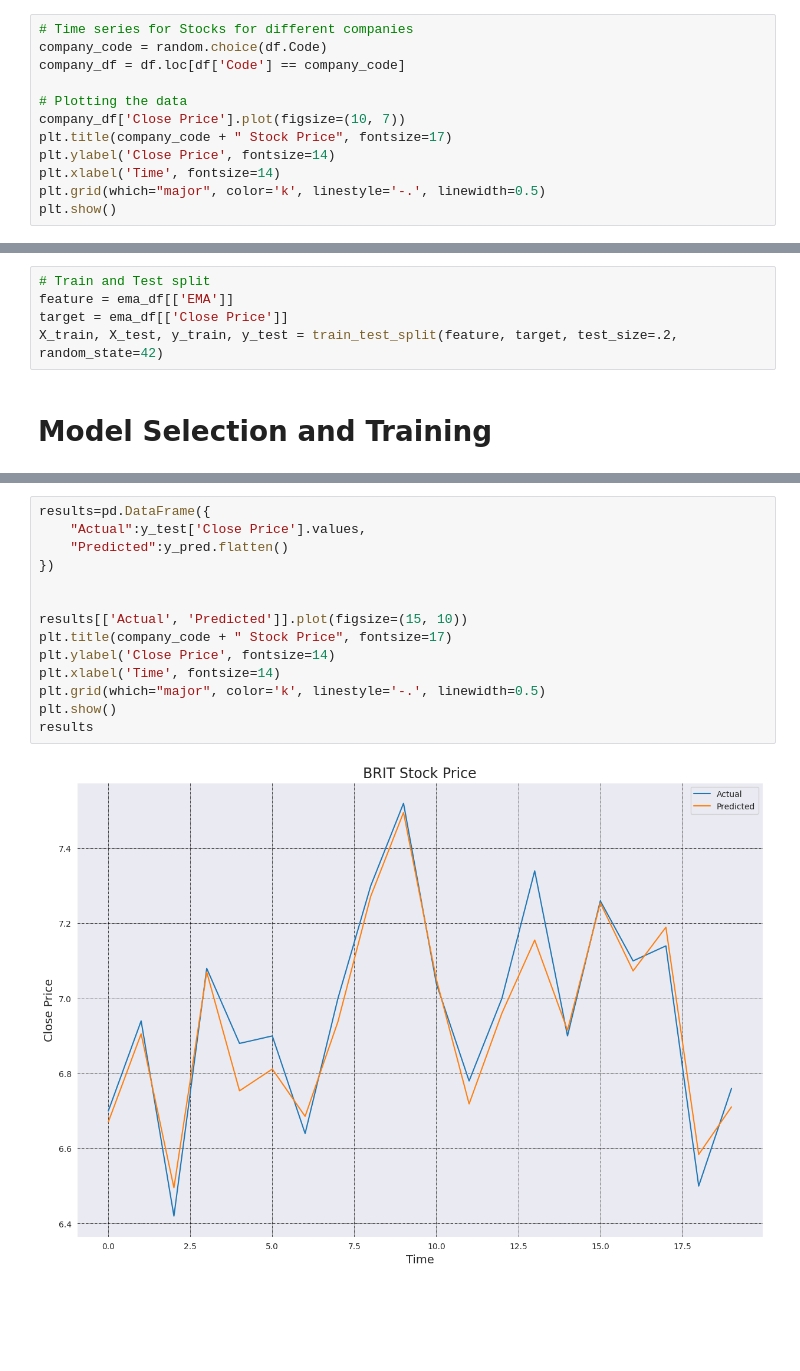
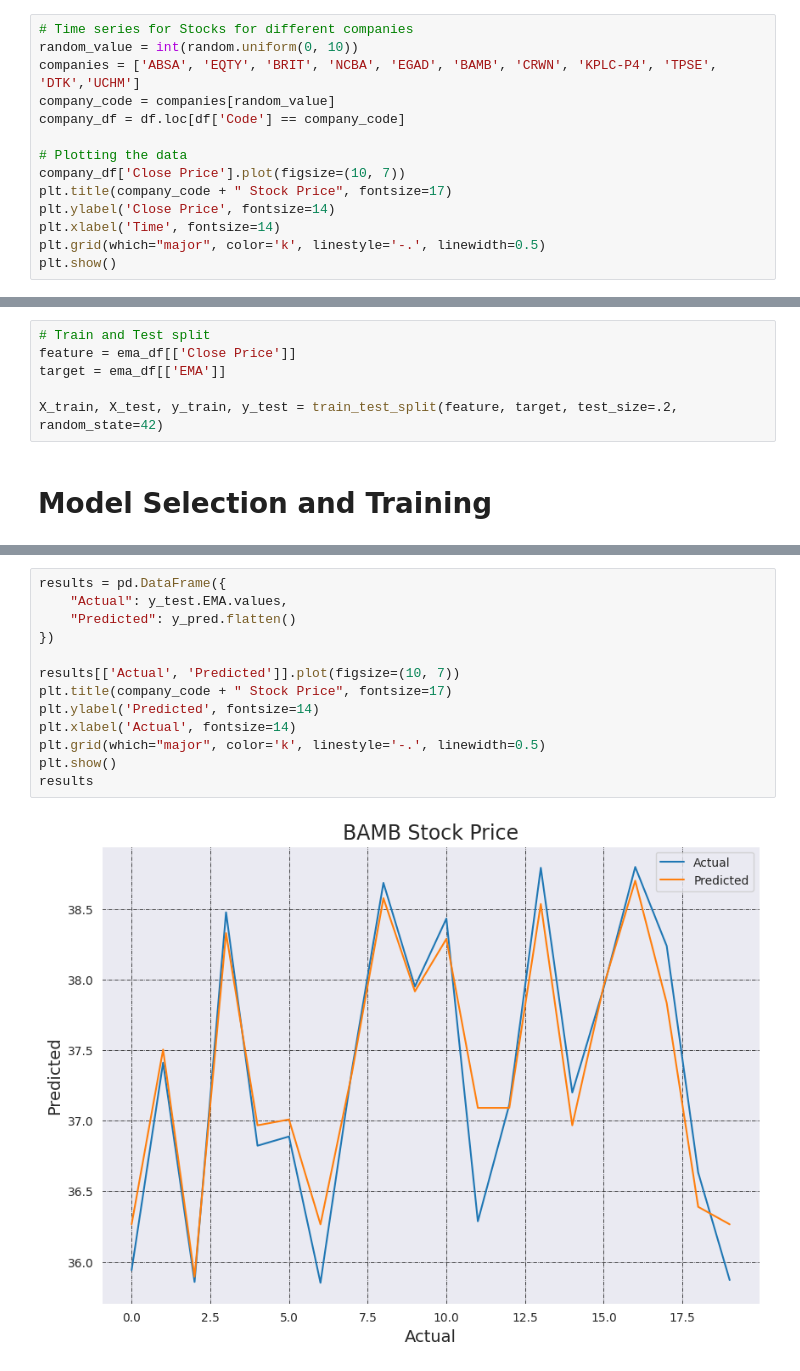
Before and after one commit to Mwawaka/NSE_Stock_Exchange, a Jupyter notebook: CAT/regression_models/reg2.ipynb, the cells around one changed output, grey strips where cells are left out. Saved outputs shown, nothing was run; the diff lists cells and outputs as text; blank space fills up the shorter version.

```diff
--- a/CAT/regression_models/reg2.ipynb
+++ b/CAT/regression_models/reg2.ipynb
@@ -29,7 +31,9 @@ df['Close Price'].isna().sum()
 0
 # %%
 # Time series for Stocks for different companies
-company_code = random.choice(df.Code)
+random_value = int(random.uniform(0, 10))
+companies = ['ABSA', 'EQTY', 'BRIT', 'NCBA', 'EGAD', 'BAMB', 'CRWN', 'KPLC-P4', 'TPSE', 'DTK','UCHM']
+company_code = companies[random_value]
 company_df = df.loc[df['Code'] == company_code]
 
 # Plotting the data
@@ -109,8 +113,9 @@ plt.show()
 # Train and Test Split
 # %%
 # Train and Test split
-feature = ema_df[['EMA']]
-target = ema_df[['Close Price']]
+feature = ema_df[['Close Price']]
+target = ema_df[['EMA']]
+
 X_train, X_test, y_train, y_test = train_test_split(feature, target, test_size=.2, random_state=42)
 # %% [markdown]
 # Model Selection and Training
@@ -134,17 +192,16 @@ y_test['Close Price'].values.shape
 # %%
-results=pd.DataFrame({
-    "Actual":y_test['Close Price'].values,
-    "Predicted":y_pred.flatten()
+results = pd.DataFrame({
+    "Actual": y_test.EMA.values,
+    "Predicted": y_pred.flatten()
 })
 
-
-results[['Actual', 'Predicted']].plot(figsize=(15, 10))
+results[['Actual', 'Predicted']].plot(figsize=(10, 7))
 plt.title(company_code + " Stock Price", fontsize=17)
-plt.ylabel('Close Price', fontsize=14)
-plt.xlabel('Time', fontsize=14)
+plt.ylabel('Predicted', fontsize=14)
+plt.xlabel('Actual', fontsize=14)
 plt.grid(which="major", color='k', linestyle='-.', linewidth=0.5)
 plt.show()
 results
 # %% [output]
-[figure, old version]
+[figure, new version]
 |  | Actual | Predicted |
```
Also changed, not shown: parts of 17 cells of this notebook.
